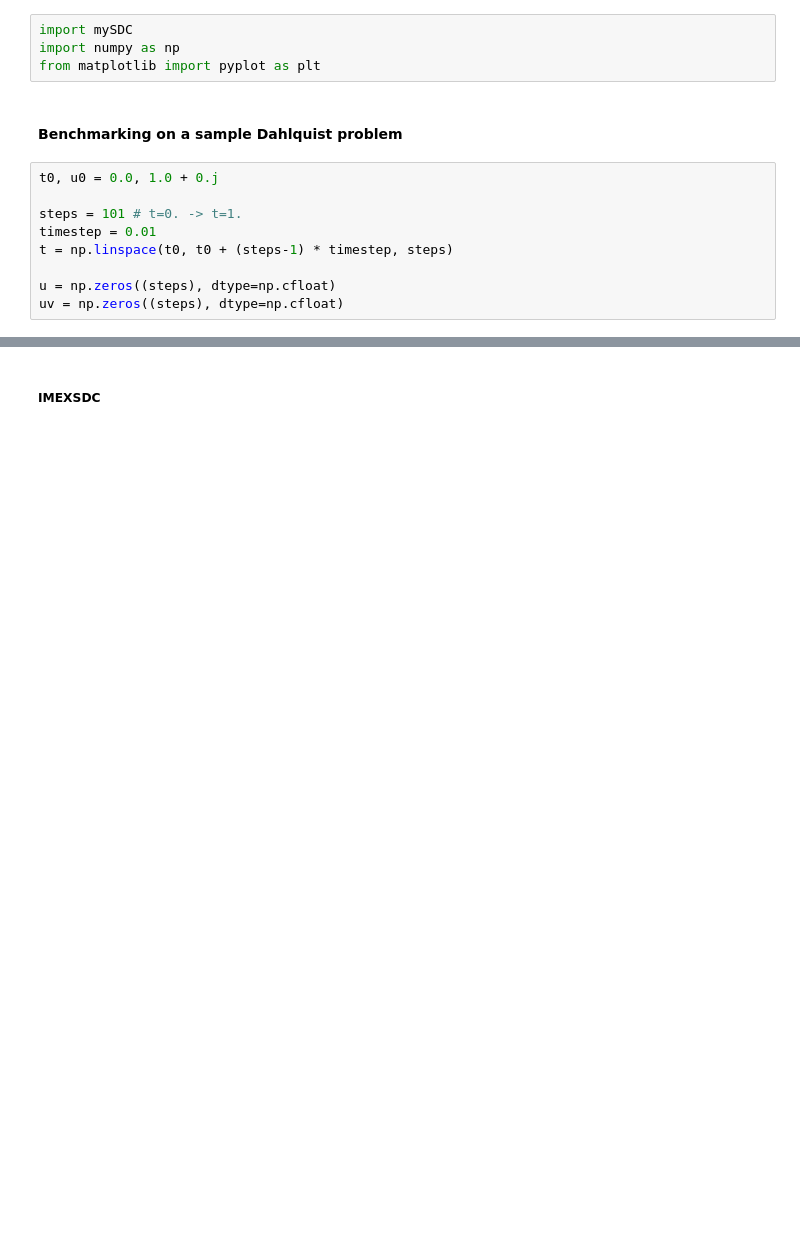
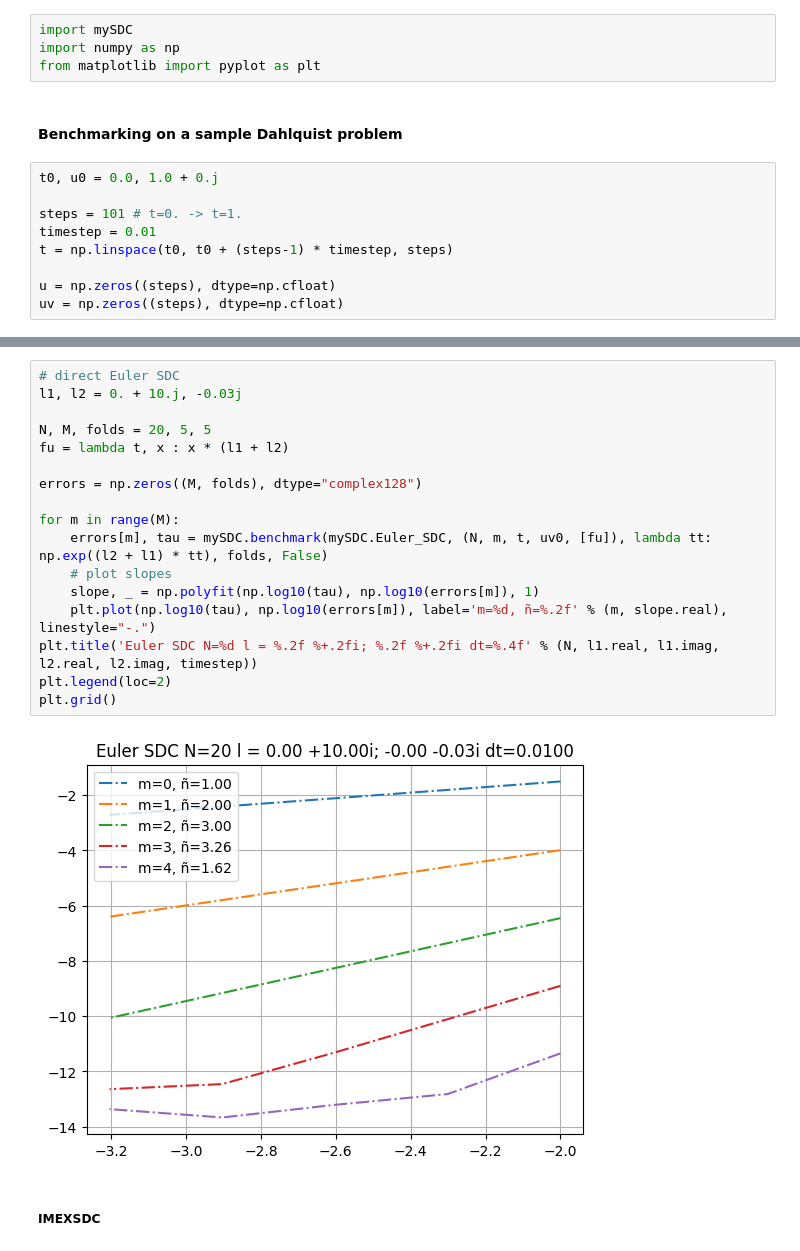
Before and after one commit to BoriskovaLiza/masterarbeit, a Jupyter notebook: prototype/convergence_rates.ipynb, the cells around one changed output, grey strips where cells are left out. Cells and saved outputs as stored; diff of their text form; blank space fills up the shorter version.

```diff
--- a/prototype/convergence_rates.ipynb
+++ b/prototype/convergence_rates.ipynb
@@ -40,3 +41,22 @@ plt.grid()
+# %%
+# direct Euler SDC
+l1, l2 = 0. + 10.j, -0.03j
+
+N, M, folds = 20, 5, 5
+fu = lambda t, x : x * (l1 + l2)
+
+errors = np.zeros((M, folds), dtype="complex128")
+
+for m in range(M):
+    errors[m], tau = mySDC.benchmark(mySDC.Euler_SDC, (N, m, t, uv0, [fu]), lambda tt: np.exp((l2 + l1) * tt), folds, False)
+    # plot slopes
+    slope, _ = np.polyfit(np.log10(tau), np.log10(errors[m]), 1)
+    plt.plot(np.log10(tau), np.log10(errors[m]), label='m=%d, ñ=%.2f' % (m, slope.real), linestyle="-.")
+plt.title('Euler SDC N=%d l = %.2f %+.2fi; %.2f %+.2fi dt=%.4f' % (N, l1.real, l1.imag, l2.real, l2.imag, timestep))
+plt.legend(loc=2)
+plt.grid()
+# %% [output]
+[figure, added]
 # %% [markdown]
 ##### IMEXSDC
 # %%
```
Also changed, not shown: parts of 8 cells of this notebook.
